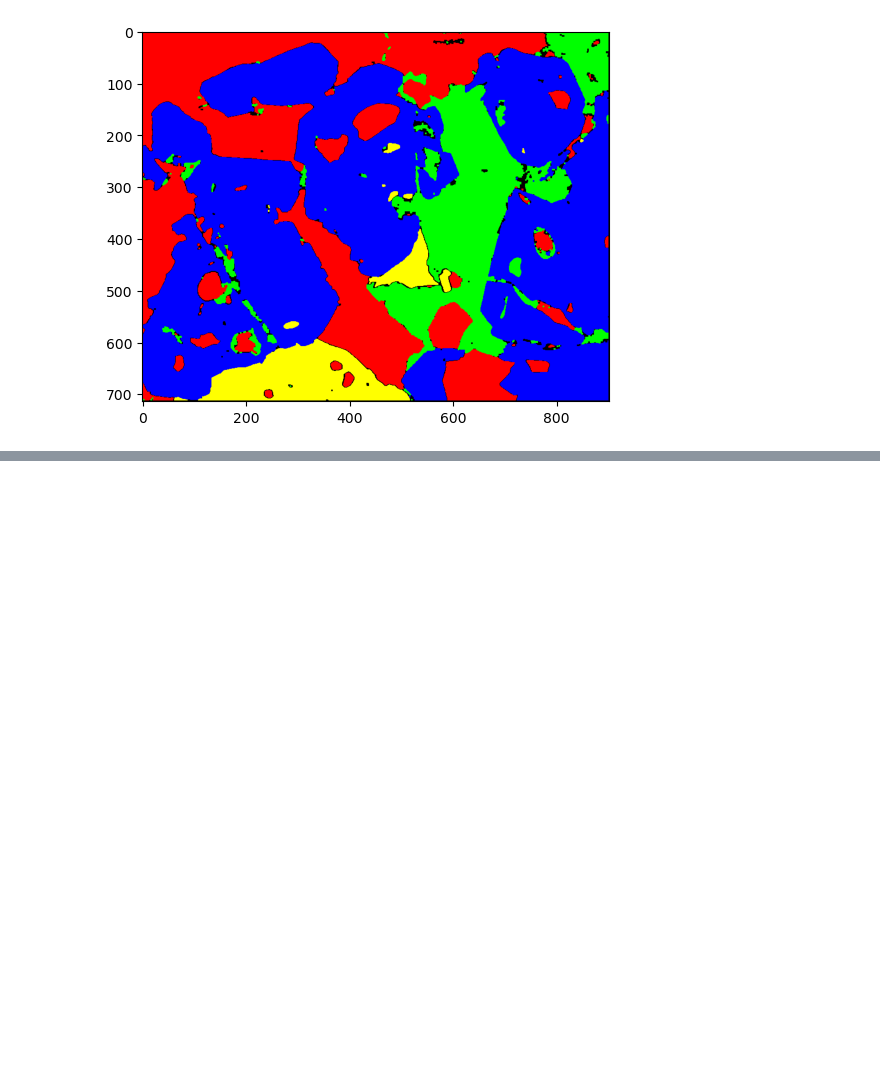
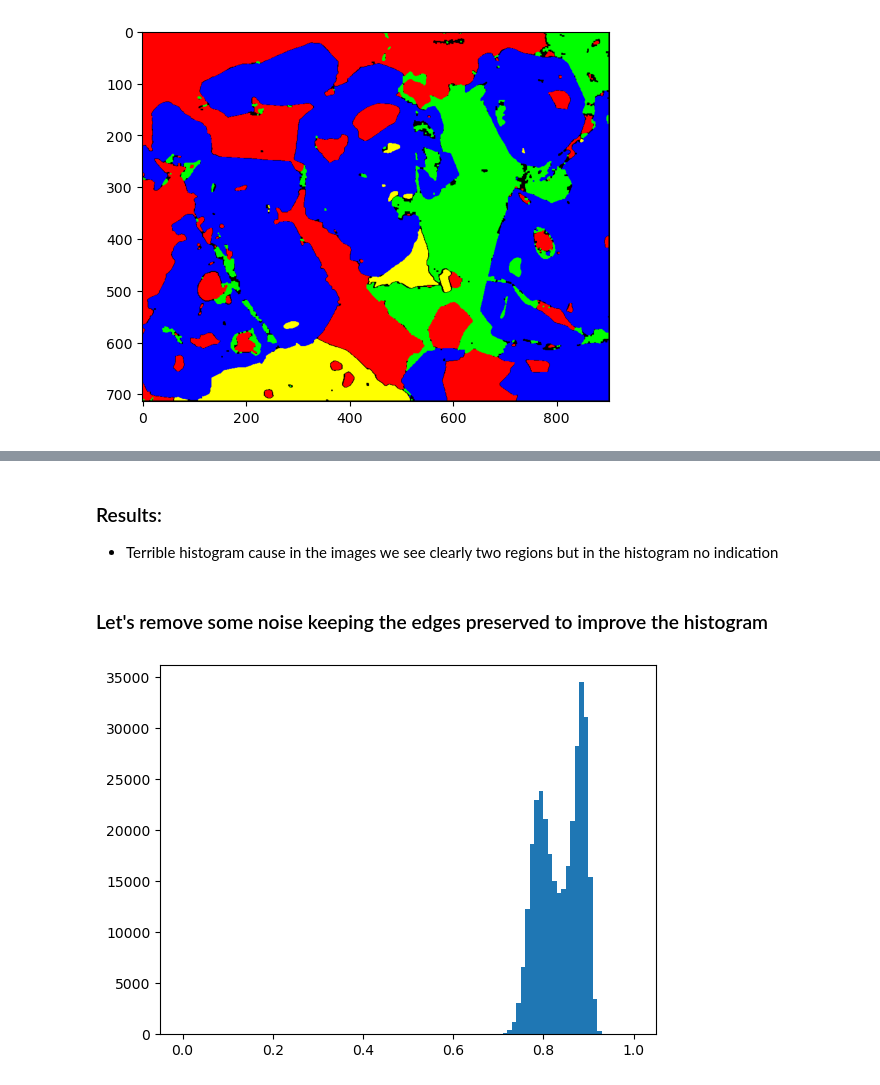
Before and after one commit to SimBoex/nuclei-segmentation, a Jupyter notebook: image-processing/DenoisingFilters.ipynb, the cells around one changed output, grey strips where cells are left out. Cells and saved outputs as stored; diff of their text form; code cells hidden in the pictures; blank space fills up the shorter version.

```diff
--- a/image-processing/DenoisingFilters.ipynb
+++ b/image-processing/DenoisingFilters.ipynb
@@ -315,0 +359,15 @@ plt.imshow(all_segments_cleaned)
+# %% [markdown]
+### Results:
+- Terrible histogram cause in the images we see clearly two regions but in the histogram no indication
+# %% [markdown]
+### Let's remove some noise keeping the edges preserved to improve the histogram
+# %%
+from skimage.restoration import denoise_nl_means, estimate_sigma
+sigma_est = np.mean(estimate_sigma(img))
+denoise_img = denoise_nl_means(img, h=1.15 * sigma_est, fast_mode=True,
+                               patch_size=5, patch_distance=3)
+flattened_hist = denoise_img.flat
+plt.hist(flattened_hist, bins=100, range=(0, 1))
+plt.show()
+# %% [output]
+[figure, added]
```
Also changed, not shown: parts of 23 cells of this notebook, 1 other file.
